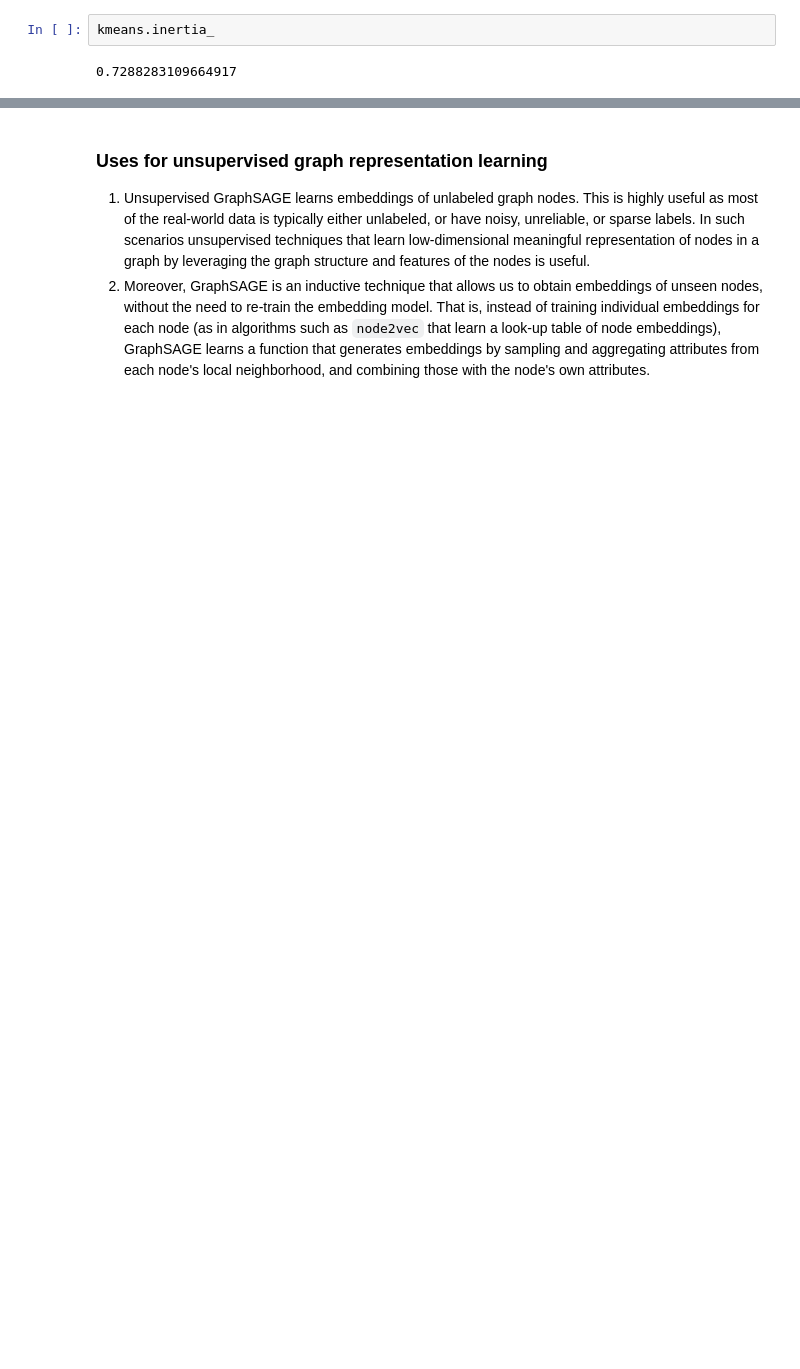
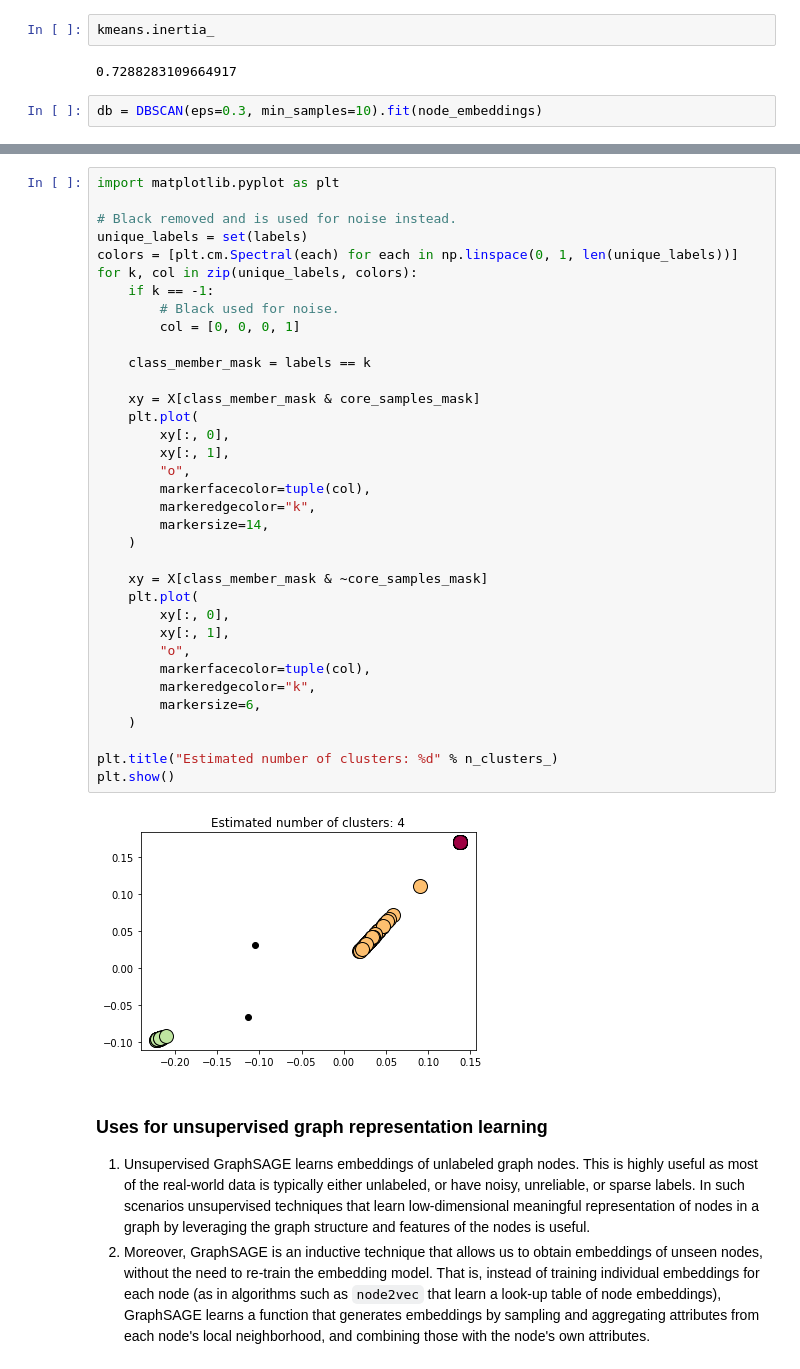
Before and after one commit to RuchikDama24/BiNE, a Jupyter notebook: demos/embeddings/graphsage-unsupervised-sampler-embeddings.ipynb, the cells around one changed output, grey strips where cells are left out. Saved outputs shown, nothing was run; the diff lists cells and outputs as text; blank space fills up the shorter version.

```diff
--- a/demos/embeddings/graphsage-unsupervised-sampler-embeddings.ipynb
+++ b/demos/embeddings/graphsage-unsupervised-sampler-embeddings.ipynb
@@ -557,3 +575,5 @@ c_id = kmeans.fit_predict(node_embeddings)
 kmeans.inertia_
 # %% [output]
 0.7288283109664917
+# %%
+db = DBSCAN(eps=0.3, min_samples=10).fit(node_embeddings)
@@ -560,3 +622,40 @@ kmeans.inertia_
+# %%
+import matplotlib.pyplot as plt
+
+# Black removed and is used for noise instead.
+unique_labels = set(labels)
+colors = [plt.cm.Spectral(each) for each in np.linspace(0, 1, len(unique_labels))]
+for k, col in zip(unique_labels, colors):
+    if k == -1:
+        # Black used for noise.
+        col = [0, 0, 0, 1]
+
+    class_member_mask = labels == k
+
+    xy = X[class_member_mask & core_samples_mask]
+    plt.plot(
+        xy[:, 0],
+        xy[:, 1],
+        "o",
+        markerfacecolor=tuple(col),
+        markeredgecolor="k",
+        markersize=14,
+    )
+
+    xy = X[class_member_mask & ~core_samples_mask]
+    plt.plot(
+        xy[:, 0],
+        xy[:, 1],
+        "o",
+        markerfacecolor=tuple(col),
+        markeredgecolor="k",
+        markersize=6,
+    )
+
+plt.title("Estimated number of clusters: %d" % n_clusters_)
+plt.show()
+# %% [output]
+[figure, added]
 # %% [markdown]
 ### Uses for unsupervised graph representation learning
 1. Unsupervised GraphSAGE learns embeddings of unlabeled graph nodes. This is highly useful as most of the real-world data is typically either unlabeled, or have noisy, unreliable, or sparse labels. In such scenarios unsupervised techniques that learn low-dimensional meaningful representation of nodes in a graph by leveraging the graph structure and features of the nodes is useful.
```
Also changed, not shown: parts of 5 cells of this notebook.
